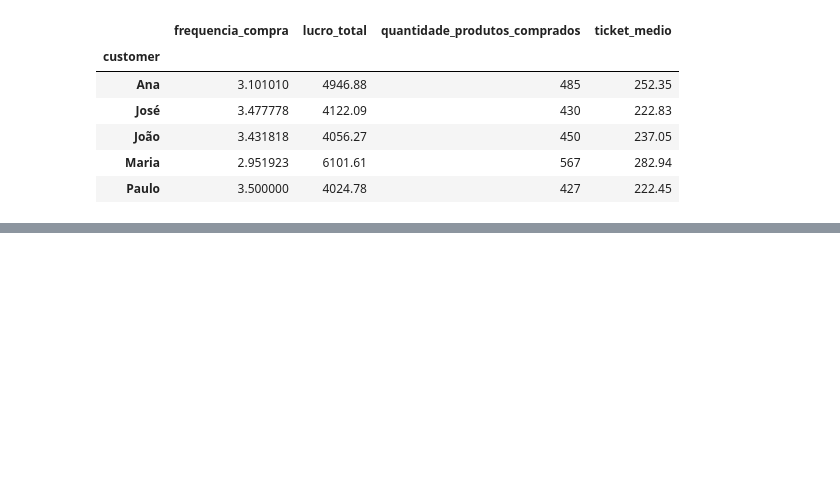
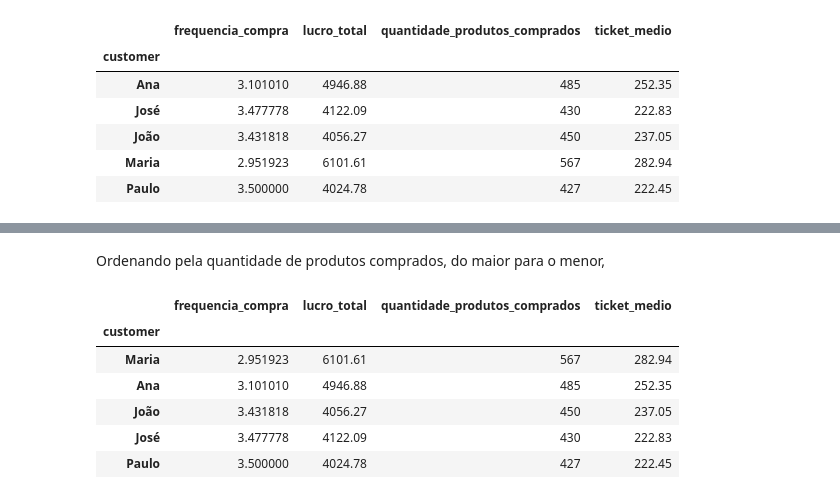
Before and after one commit to rfprates/extraindo_dados_pdf, a Jupyter notebook: data_extraction_pdf.ipynb, the cells around one changed output, grey strips where cells are left out. Drawn from its saved outputs; the diff is of its cells as text; code cells hidden in the pictures; blank space fills up the shorter version.

```diff
--- a/data_extraction_pdf.ipynb
+++ b/data_extraction_pdf.ipynb
@@ -634,0 +661,12 @@ customer_dataset
+# %% [markdown]
+Ordenando pela quantidade de produtos comprados, do maior para o menor,
+# %%
+customer_dataset.sort_values(by = 'quantidade_produtos_comprados', ascending = False)
+# %% [output]
+|  | frequencia_compra | lucro_total | quantidade_produtos_comprados | ticket_medio |
+| customer |  |  |  |  |
+| Maria | 2.951923 | 6101.61 | 567 | 282.94 |
+| Ana | 3.101010 | 4946.88 | 485 | 252.35 |
+| João | 3.431818 | 4056.27 | 450 | 237.05 |
+| José | 3.477778 | 4122.09 | 430 | 222.83 |
+| Paulo | 3.500000 | 4024.78 | 427 | 222.45 |
```
Also changed, not shown: parts of 7 cells of this notebook.
